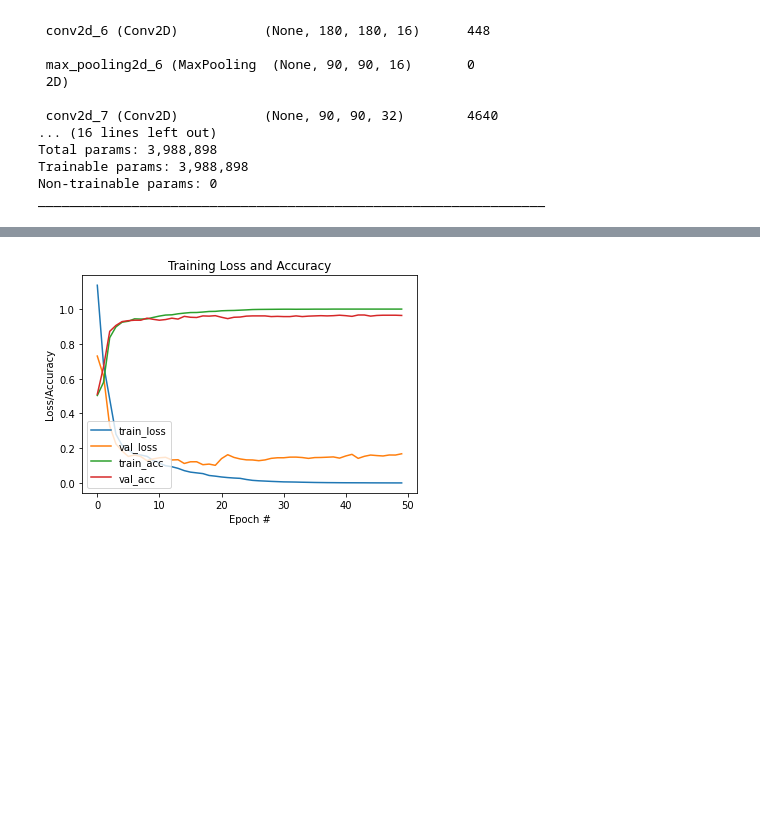
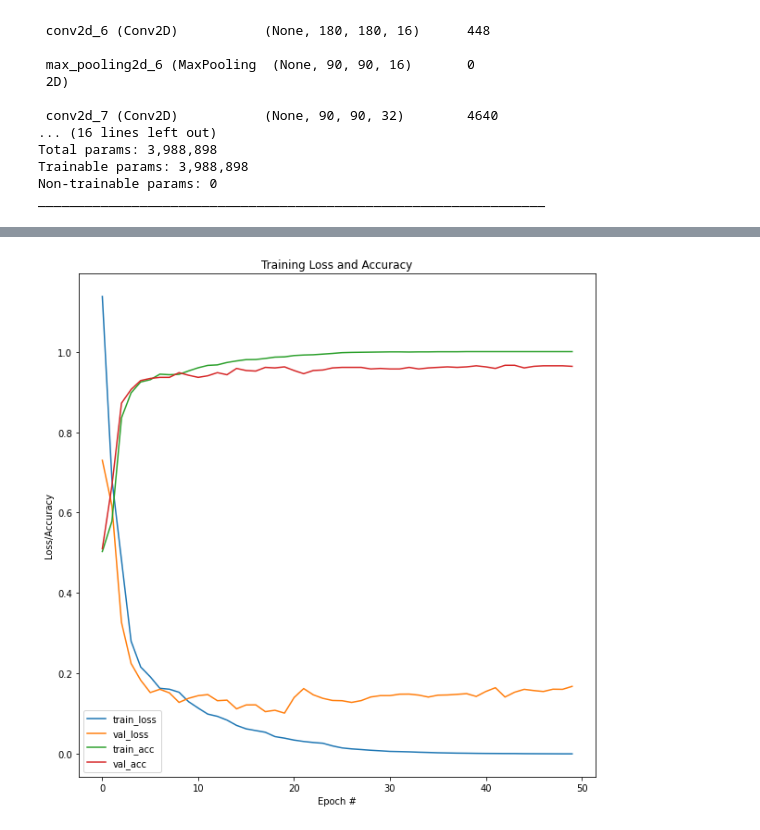
Before and after one commit to mmouadd/GdKI, a Jupyter notebook: Aufgabe_6.ipynb, the cells around one changed output, grey strips where cells are left out. Drawn from its saved outputs; the diff is of its cells as text; code cells hidden in the pictures; blank space fills up the shorter version.

```diff
--- a/Aufgabe_6.ipynb
+++ b/Aufgabe_6.ipynb
@@ -144,23 +144,23 @@ Epoch 50/50
 # %%
 acc = history.history['accuracy']
 val_acc = history.history['val_accuracy']
 loss = history.history['loss']
 val_loss = history.history['val_loss']
 epochs_range = range(50)
-plt.figure()
+plt.figure(figsize=(10, 10))
 epochs = 50
 N = epochs
 plt.plot(np.arange(0,N), history.history["loss"], label="train_loss")
 plt.plot(np.arange(0,N), history.history["val_loss"], label="val_loss")
 plt.plot(np.arange(0,N), history.history["accuracy"], label="train_acc")
 plt.plot(np.arange(0,N), history.history["val_accuracy"], label="val_acc")
 plt.title("Training Loss and Accuracy")
 plt.xlabel("Epoch #")
 plt.ylabel("Loss/Accuracy")
 plt.legend(loc='lower left')
 plt.show()
 # %% [output]
-[figure, old version]
+[figure, new version]
 # %%
 import cv2 #opencv itself
 
```
Also changed, not shown: parts of 1 cell of this notebook.
